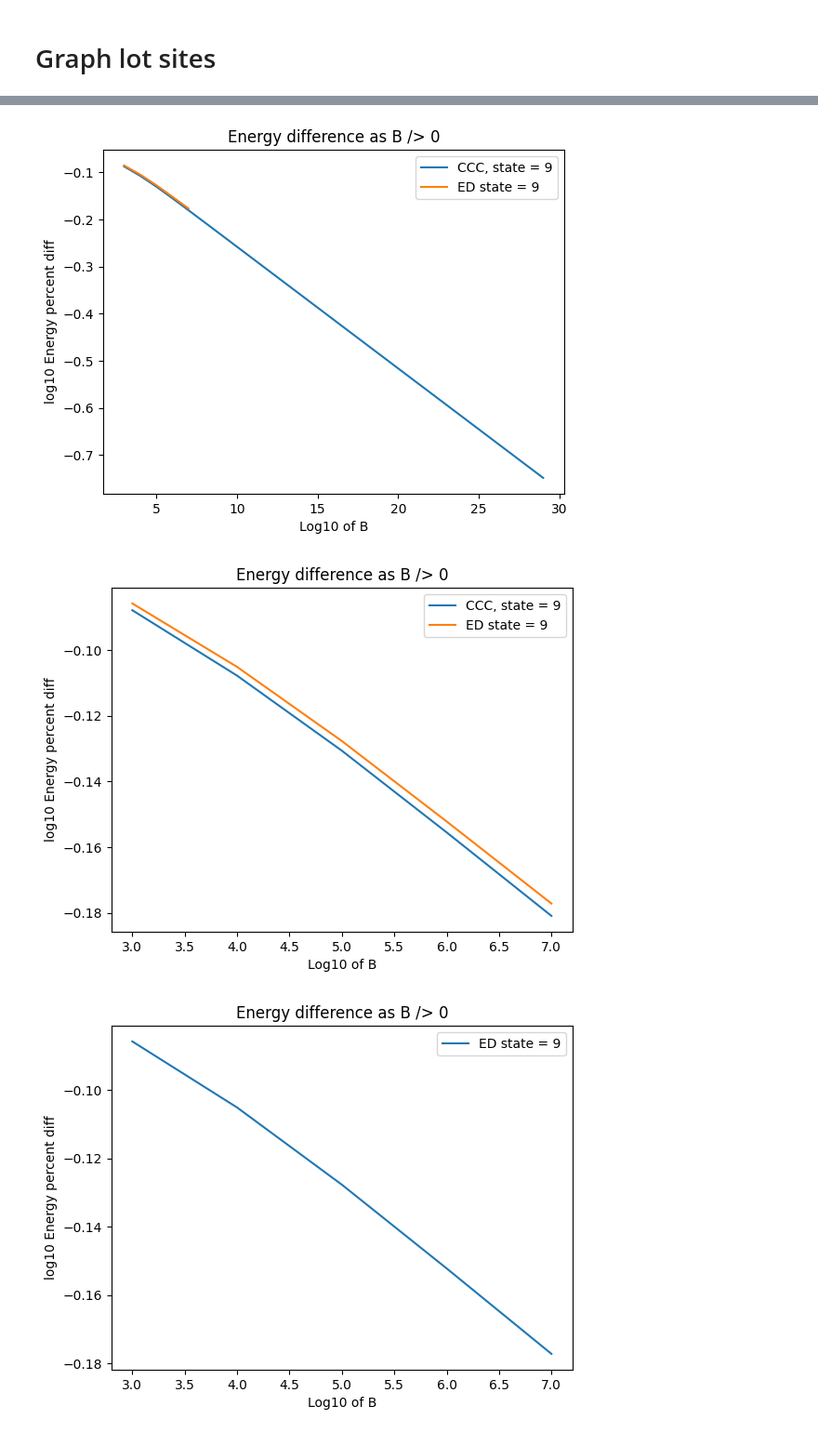
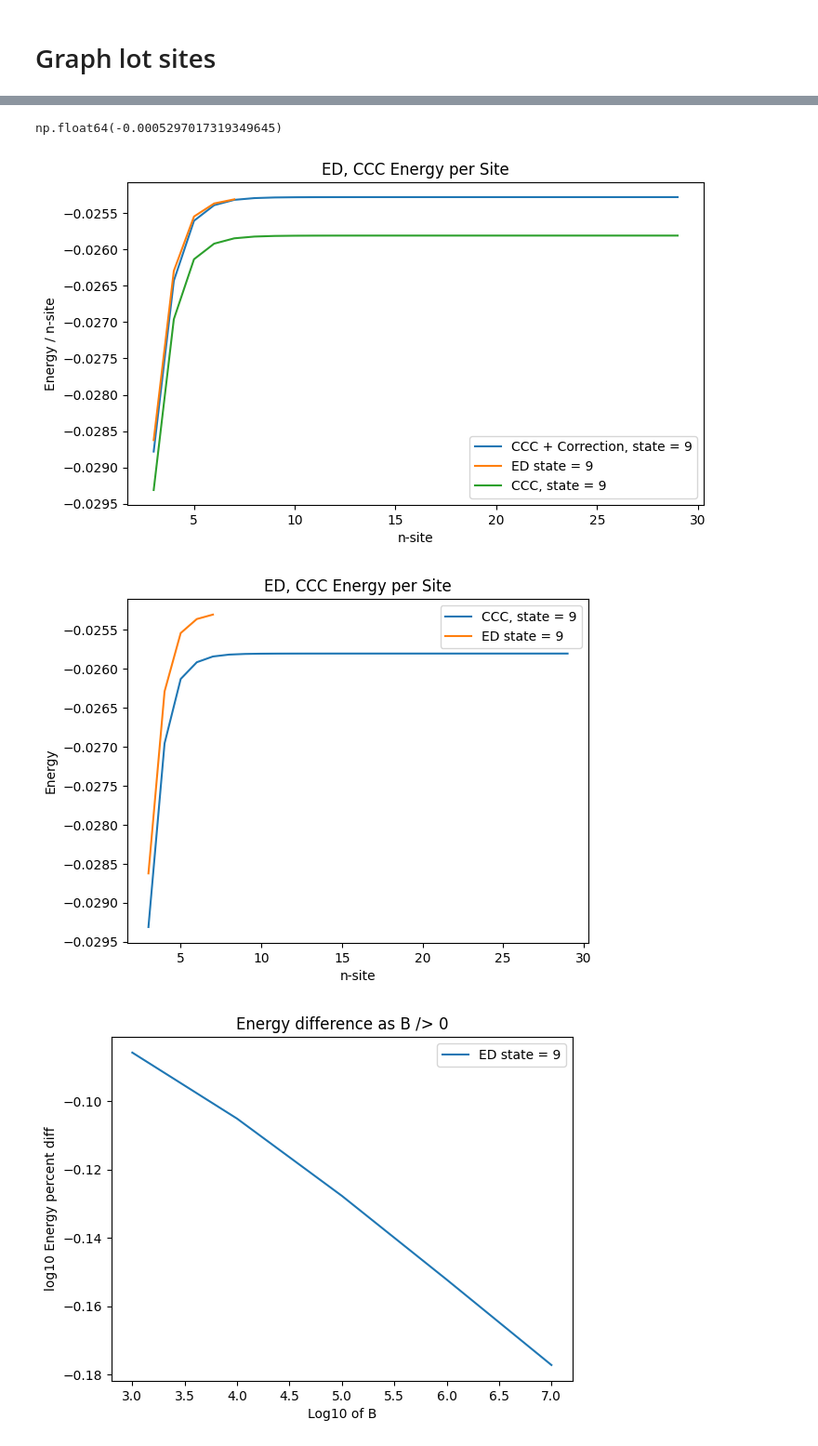
Before and after one commit to Gilfrim/Computational-Analysis-of-Many-Rotor-Systems, a Jupyter notebook: testing_tilted_rotors.ipynb, the cells around one changed output, grey strips where cells are left out. Shown at 93% size. Drawn from its saved outputs; the diff is of its cells as text; code cells hidden in the pictures.

```diff
--- a/testing_tilted_rotors.ipynb
+++ b/testing_tilted_rotors.ipynb
@@ -1050,7 +1093,7 @@ g = 0.2
 # %%
 def sites_CCC_func(site):
 
-    one_max_d, two_max_d, energy, t_a_i_tensor_d, t_ab_ij_tensor_d = t_periodic(site, 11, g)
+    one_max_d, two_max_d, energy, t_a_i_tensor_d, t_ab_ij_tensor_d, _ = t_periodic_fast(site, state, g, True, Import=False)
 
     return energy.real
 # %%
@@ -1071,7 +1114,7 @@ def sites_ED_func(site):
     return np.min(eig_val)
 # %%
 n_CCC = 30
-n_ED = 8
+n_ED = 9
 n_NO = 11
 
 E_ED = np.zeros((n_ED))
@@ -1134,23 +1177,34 @@ for i in range(3, n_CCC):
+# %%
+n = 5
+# %%
+E_CCC[n]/ sites_CCC[n] - E_ED[n]/ sites_CCC[n]
+# %% [output]
+np.float64(-0.0005297017319349645)
+# %%
+corection = np.ones(sites_CCC.shape) * E_CCC[n]/ sites_CCC[n] - E_ED[n]/ sites_CCC[n]
 # %%
-plt.plot(sites_CCC[:27], E_CCC[:27], label=f"CCC, state = 9")
-plt.plot(sites_ED[:5], E_ED[:5], label=f"ED state = 9")
-plt.title(f"Energy difference as B /> 0")
-plt.xlabel("Log10 of B")
-plt.ylabel("log10 Energy percent diff")
+plt.figure(figsize=(8, 4.5))
+
+plt.plot(sites_CCC[:27], (E_CCC[:27]/sites_CCC[:27])- corection[:27], label=f"CCC + Correction, state = 9")
+plt.plot(sites_ED[:5], E_ED[:5]/sites_ED[:5], label=f"ED state = 9")
+plt.plot(sites_CCC[:27], (E_CCC[:27]/sites_CCC[:27]), label=f"CCC, state = 9")
+plt.title(f"ED, CCC Energy per Site")
+plt.xlabel("n-site")
+plt.ylabel("Energy / n-site")
 plt.legend()
 plt.show()
 # %% [output]
-[figure, old version]
+[figure, new version]
 # %%
-plt.plot(sites_CCC[:5], E_CCC[:5], label=f"CCC, state = 9")
-plt.plot(sites_ED[:5], E_ED[:5], label=f"ED state = 9")
-plt.title(f"Energy difference as B /> 0")
-plt.xlabel("Log10 of B")
-plt.ylabel("log10 Energy percent diff")
+plt.plot(sites_CCC[:27], E_CCC[:27]/(sites_CCC[:27] ), label=f"CCC, state = 9")
+plt.plot(sites_ED[:5], E_ED[:5]/sites_ED[:5], label=f"ED state = 9")
+plt.title(f"ED, CCC Energy per Site")
+plt.xlabel("n-site")
+plt.ylabel("Energy")
 plt.legend()
 plt.show()
 # %% [output]
-[figure, old version]
+[figure, new version]
 # %%
 plt.plot(sites_ED[:5], E_ED[:5], label=f"ED state = 9")
 plt.title(f"Energy difference as B /> 0")
```
Also changed, not shown: parts of 47 cells of this notebook, 23 other files.
